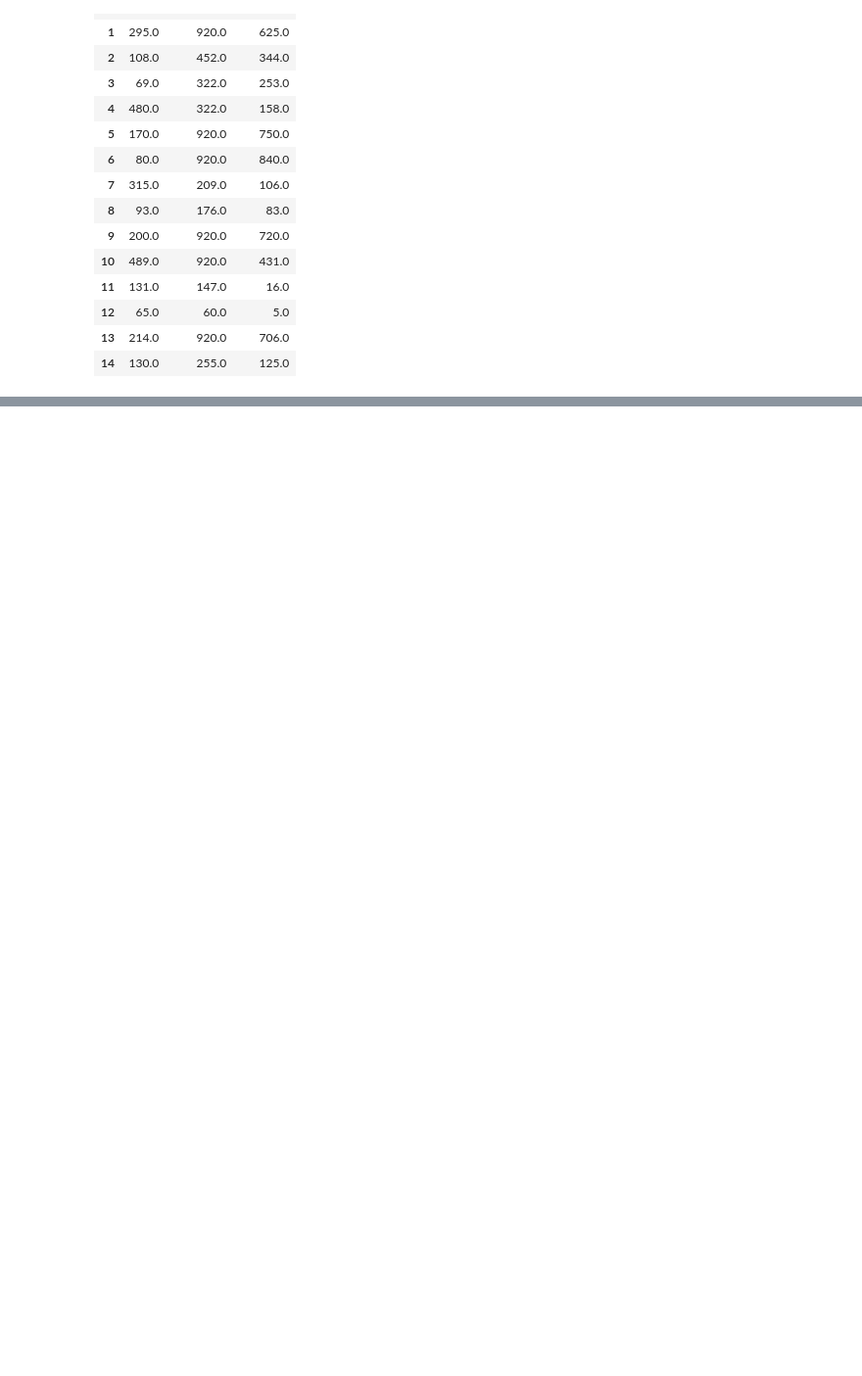
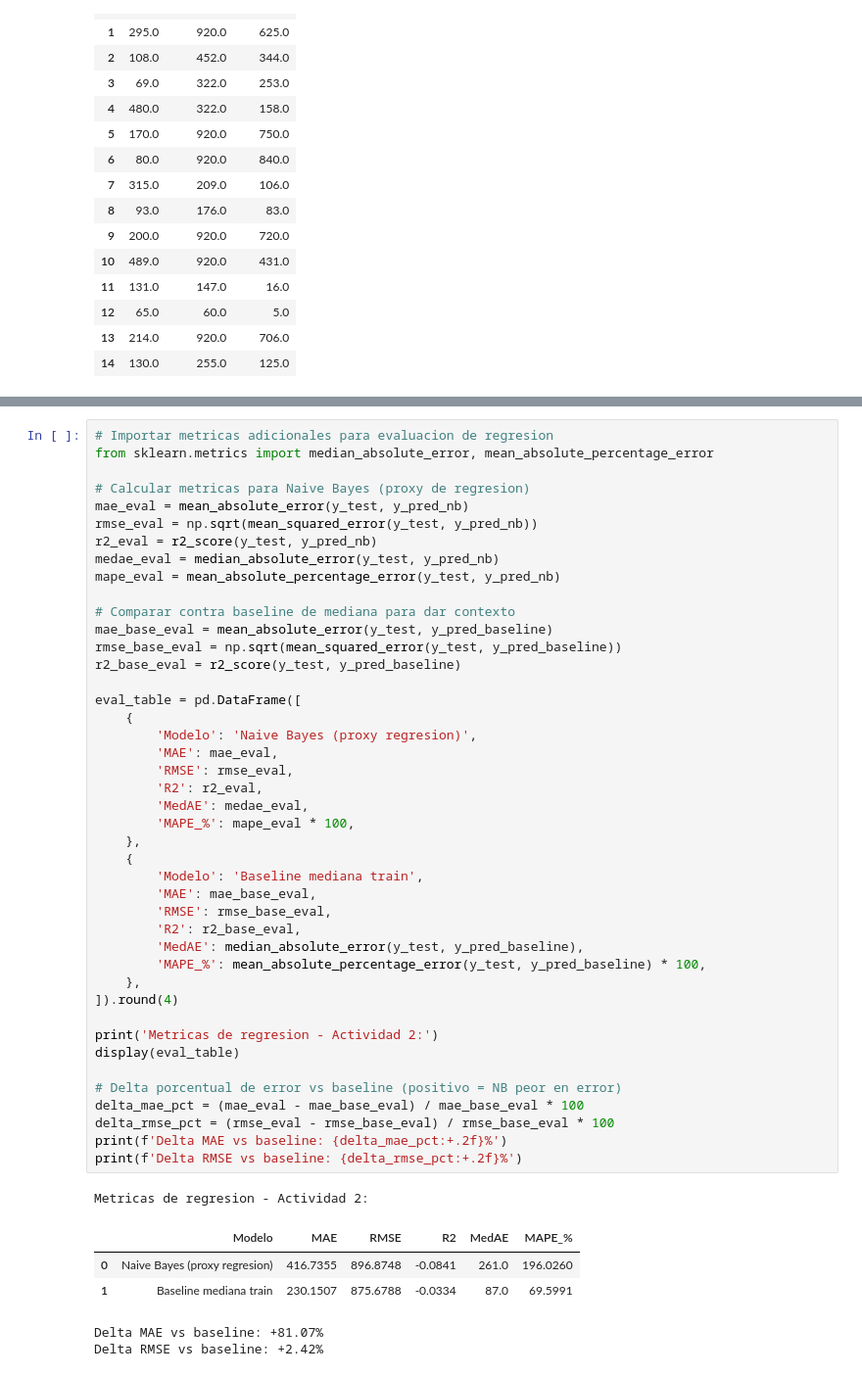
Before and after one commit to jcdiegolopez/MD-LAB05, a Jupyter notebook: main.ipynb, the cells around one changed output, grey strips where cells are left out. Shown at 98% size. Drawn from its saved outputs; the diff is of its cells as text; blank space fills up the shorter version.

Commit message:
actividad 2

```diff
--- a/main.ipynb
+++ b/main.ipynb
@@ -199,0 +210,50 @@ display(comparison_preview.round(2))
+# %%
+# Importar metricas adicionales para evaluacion de regresion
+from sklearn.metrics import median_absolute_error, mean_absolute_percentage_error
+
+# Calcular metricas para Naive Bayes (proxy de regresion)
+mae_eval = mean_absolute_error(y_test, y_pred_nb)
+rmse_eval = np.sqrt(mean_squared_error(y_test, y_pred_nb))
+r2_eval = r2_score(y_test, y_pred_nb)
+medae_eval = median_absolute_error(y_test, y_pred_nb)
+mape_eval = mean_absolute_percentage_error(y_test, y_pred_nb)
+
+# Comparar contra baseline de mediana para dar contexto
+mae_base_eval = mean_absolute_error(y_test, y_pred_baseline)
+rmse_base_eval = np.sqrt(mean_squared_error(y_test, y_pred_baseline))
+r2_base_eval = r2_score(y_test, y_pred_baseline)
+
+eval_table = pd.DataFrame([
+    {
+        'Modelo': 'Naive Bayes (proxy regresion)',
+        'MAE': mae_eval,
+        'RMSE': rmse_eval,
+        'R2': r2_eval,
+        'MedAE': medae_eval,
+        'MAPE_%': mape_eval * 100,
+    },
+    {
+        'Modelo': 'Baseline mediana train',
+        'MAE': mae_base_eval,
+        'RMSE': rmse_base_eval,
+        'R2': r2_base_eval,
+        'MedAE': median_absolute_error(y_test, y_pred_baseline),
+        'MAPE_%': mean_absolute_percentage_error(y_test, y_pred_baseline) * 100,
+    },
+]).round(4)
+
+print('Metricas de regresion - Actividad 2:')
+display(eval_table)
+
+# Delta porcentual de error vs baseline (positivo = NB peor en error)
+delta_mae_pct = (mae_eval - mae_base_eval) / mae_base_eval * 100
+delta_rmse_pct = (rmse_eval - rmse_base_eval) / rmse_base_eval * 100
+print(f'Delta MAE vs baseline: {delta_mae_pct:+.2f}%')
+print(f'Delta RMSE vs baseline: {delta_rmse_pct:+.2f}%')
+# %% [output]
+Metricas de regresion - Actividad 2:
+|  | Modelo | MAE | RMSE | R2 | MedAE | MAPE_% |
+| 0 | Naive Bayes (proxy regresion) | 416.7355 | 896.8748 | -0.0841 | 261.0 | 196.0260 |
+| 1 | Baseline mediana train | 230.1507 | 875.6788 | -0.0334 | 87.0 | 69.5991 |
+Delta MAE vs baseline: +81.07%
+Delta RMSE vs baseline: +2.42%
```
Also changed, not shown: parts of 3 cells of this notebook.
